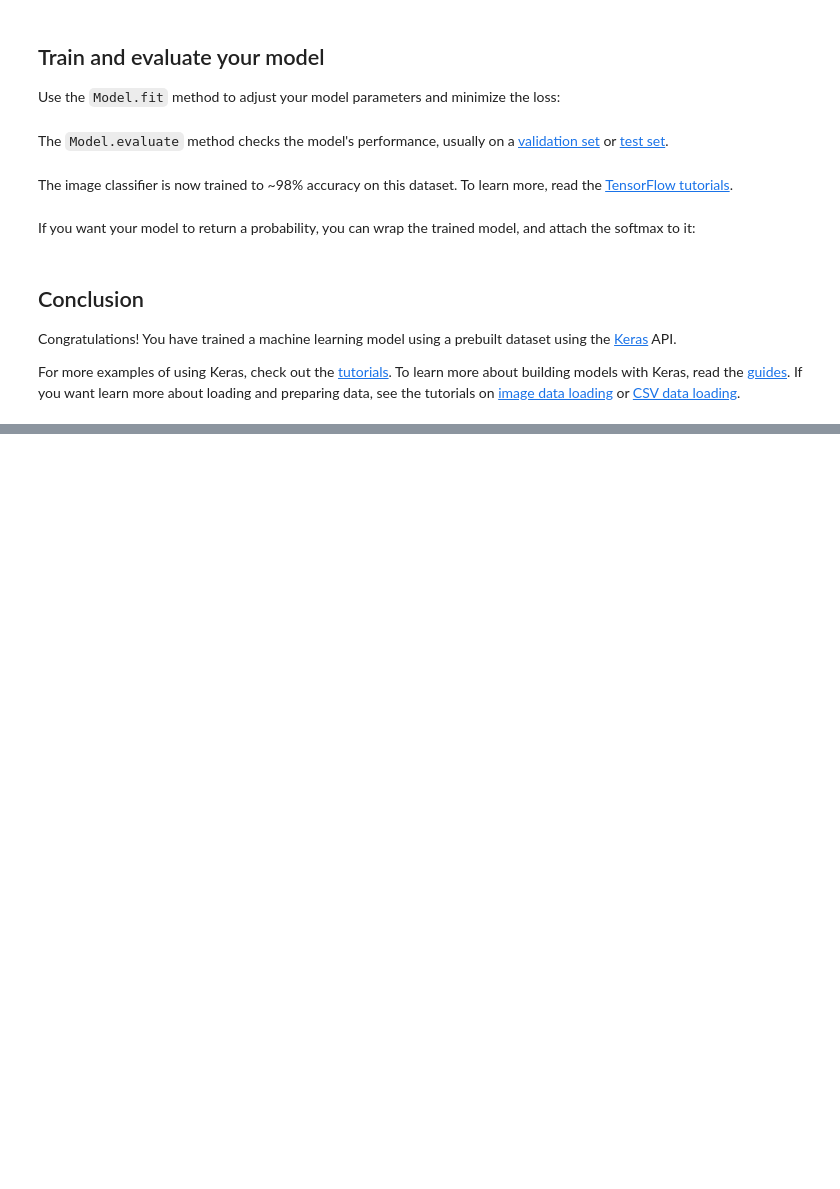
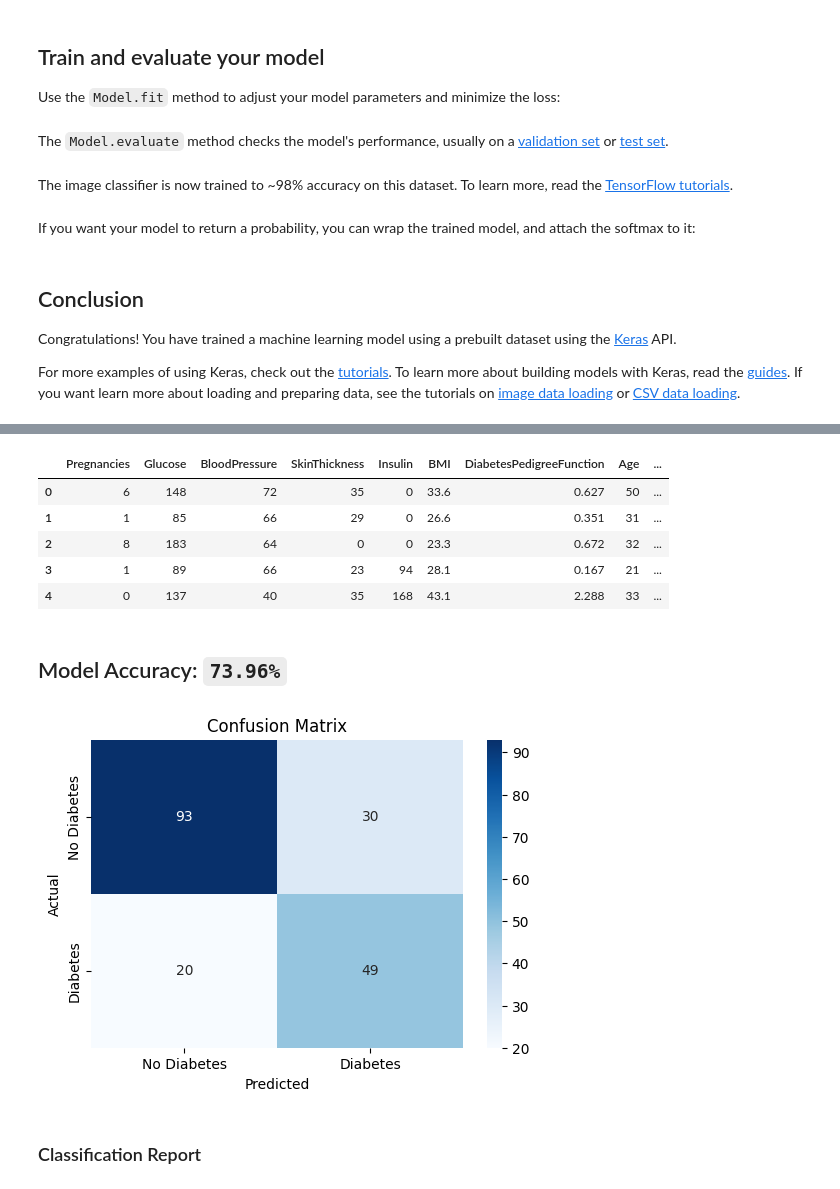
Before and after one commit to Himanshu-Singh11/Colab, a Jupyter notebook: site/en/tutorials/quickstart/beginner.ipynb, the cells around one changed output, grey strips where cells are left out. Cells and saved outputs as stored; diff of their text form; code cells hidden in the pictures; blank space fills up the shorter version.

```diff
--- a/site/en/tutorials/quickstart/beginner.ipynb
+++ b/site/en/tutorials/quickstart/beginner.ipynb
@@ -371,0 +121,71 @@ Epoch 8/10
+# %%
+import pandas as pd
+import numpy as np
+import seaborn as sns
+import matplotlib.pyplot as plt
+from IPython.display import Markdown, display
+
+from sklearn.model_selection import train_test_split
+from sklearn.preprocessing import StandardScaler
+from sklearn.ensemble import RandomForestClassifier
+from sklearn.metrics import accuracy_score, confusion_matrix, classification_report
+import warnings
+warnings.filterwarnings("ignore")
+
+url = "https://raw.githubusercontent.com/plotly/datasets/master/diabetes.csv"
+df = pd.read_csv(url)
+
+display(Markdown("##  Dataset Overview"))
+display(df.head())
+
+columns_with_zero = ['Glucose', 'BloodPressure', 'SkinThickness', 'Insulin', 'BMI']
+df[columns_with_zero] = df[columns_with_zero].replace(0, np.nan)
+df.fillna(df.mean(), inplace=True)
+
+X = df.drop("Outcome", axis=1)
+y = df["Outcome"]
+
+
+scaler = StandardScaler()
+X_scaled = scaler.fit_transform(X)
+
+
+X_train, X_test, y_train, y_test = train_test_split(X_scaled, y, test_size=0.25, random_state=42)
+
+
+model = RandomForestClassifier(n_estimators=100, random_state=42)
+model.fit(X_train, y_train)
+
+y_pred = model.predict(X_test)
+
+accuracy = accuracy_score(y_test, y_pred)
+display(Markdown(f"## Model Accuracy: `{accuracy:.2%}`"))
+
+cm = confusion_matrix(y_test, y_pred)
+plt.figure(figsize=(6, 4))
+sns.heatmap(cm, annot=True, fmt='d', cmap='Blues', xticklabels=["No Diabetes", "Diabetes"],
+            yticklabels=["No Diabetes", "Diabetes"])
+plt.title("Confusion Matrix")
+plt.xlabel("Predicted")
+plt.ylabel("Actual")
+plt.show()
+
+report = classification_report(y_test, y_pred, output_dict=True)
+report_df = pd.DataFrame(report).transpose()
+display(Markdown("### Classification Report"))
+display(report_df.style.background_gradient(cmap='coolwarm').format({
+    "precision": "{:.2f}", "recall": "{:.2f}", "f1-score": "{:.2f}"
+}))
+
+display(Markdown("---"))
+display(Markdown("## Feature Importances"))
+
+feature_importance = pd.Series(model.feature_importances_, index=df.columns[:-1])
+plt.figure(figsize=(10, 6))
+sns.barplot(x=feature_importance.values, y=feature_importance.index)
+plt.title("Feature Importances")
+plt.xlabel("Importance Score")
+plt.ylabel("Features")
+plt.tight_layout()
+plt.show()
+# %% [output]
@@ -371,0 +193,9 @@ Epoch 8/10
+|  | Pregnancies | Glucose | BloodPressure | SkinThickness | Insulin | BMI | DiabetesPedigreeFunction | Age | ... |
+| 0 | 6 | 148 | 72 | 35 | 0 | 33.6 | 0.627 | 50 | ... |
+| 1 | 1 | 85 | 66 | 29 | 0 | 26.6 | 0.351 | 31 | ... |
+| 2 | 8 | 183 | 64 | 0 | 0 | 23.3 | 0.672 | 32 | ... |
+| 3 | 1 | 89 | 66 | 23 | 94 | 28.1 | 0.167 | 21 | ... |
+| 4 | 0 | 137 | 40 | 35 | 168 | 43.1 | 2.288 | 33 | ... |
+## Model Accuracy: `73.96%`
+[figure, added]
+### Classification Report
```
Also changed, not shown: parts of 8 cells of this notebook.
